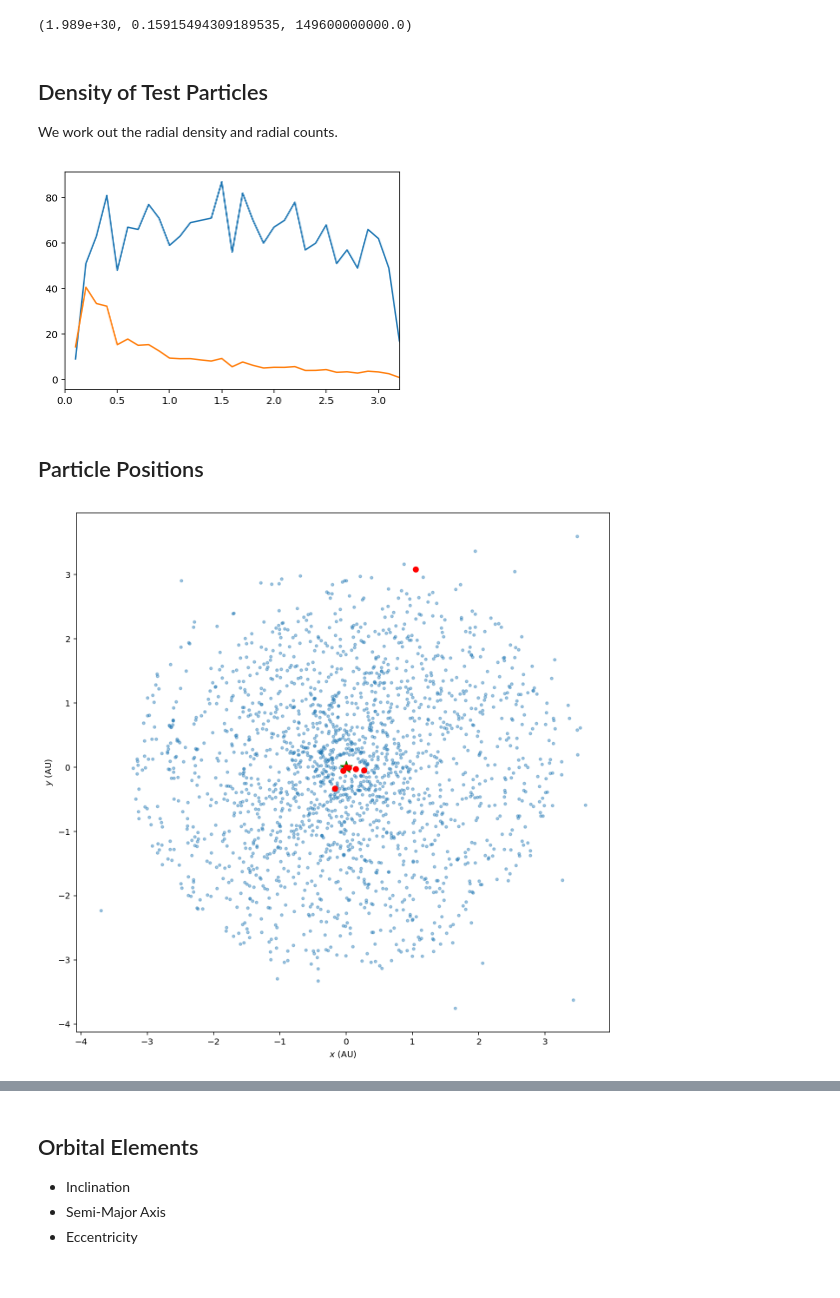
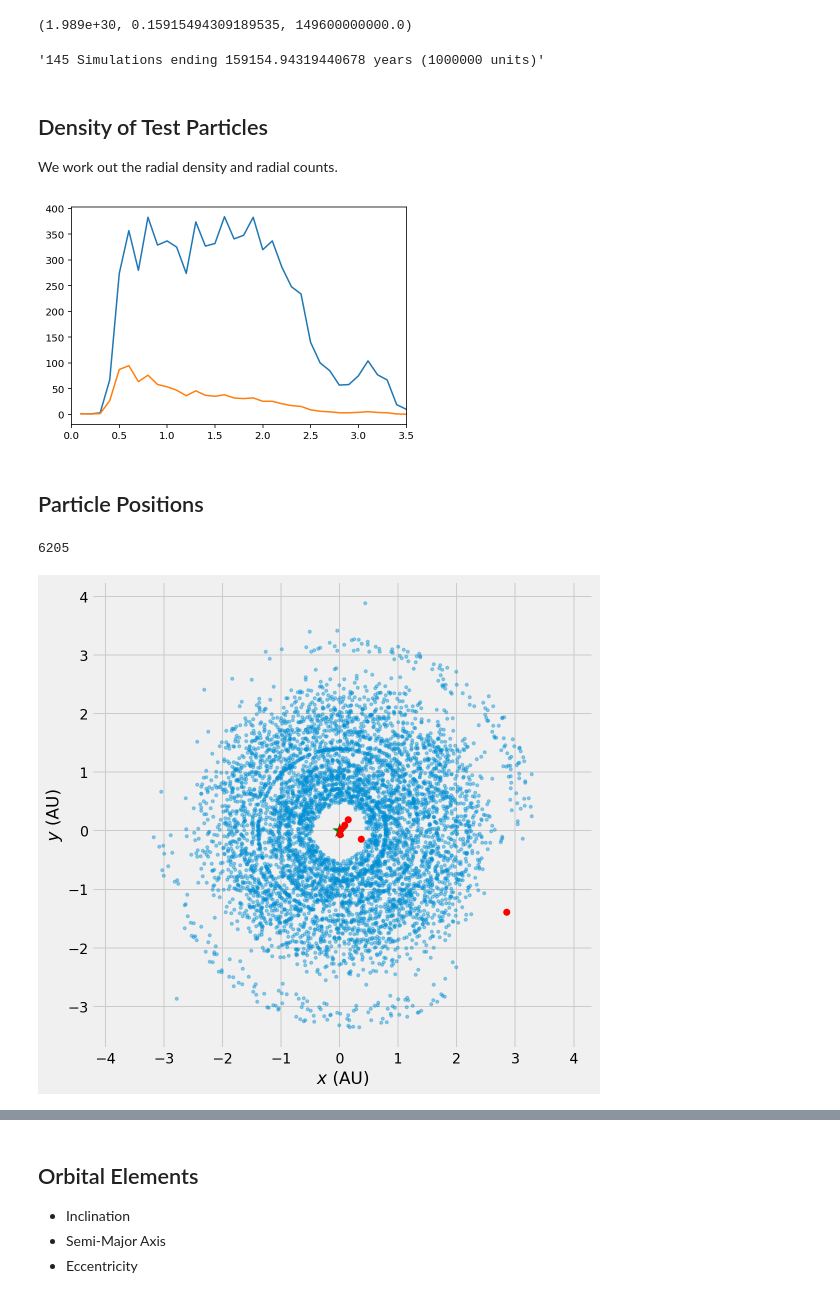
Before and after one commit to alex-kennedy/astro-c162, a Jupyter notebook: notebooks/post-process.ipynb, the cells around one changed output, grey strips where cells are left out. Saved outputs shown, nothing was run; the diff lists cells and outputs as text; code cells hidden in the pictures.

```diff
--- a/notebooks/post-process.ipynb
+++ b/notebooks/post-process.ipynb
@@ -14,4 +14,6 @@ import rebound
 %config InlineBackend.figure_format = 'retina'
 # %%
 # Simulations Folder
-folder = '../data/simulations/2018-11-21_21-09-52/'
+# folder = '../data/simulations/2018-11-21_21-09-52/'
+# folder = '../data/simulations/from_vm'
+folder = '../data/simulations/2018-11-23_01-09-31-1e6'
@@ -32,6 +37,10 @@ M_DIM, T_DIM, D_DIM
 (1.989e+30, 0.15915494309189535, 149600000000.0)
 # %%
 t = np.array([s.t for s in sims]) * T_DIM
+# %%
+'{} Simulations ending {} years ({} units)'.format(len(t), t[-1], round(sims[-1].t))
+# %% [output]
+'145 Simulations ending 159154.94319440678 years (1000000 units)'
 # %% [markdown]
 ## Density of Test Particles
 We work out the radial density and radial counts.
@@ -52,25 +61,33 @@ df_rad_density = pd.DataFrame({'r': r, 'radial_count': radial_count, 'radial_den
 # %%
 plt.plot(df_rad_density.r, df_rad_density.radial_count)
 plt.plot(df_rad_density.r, df_rad_density.radial_density)
-plt.xlim([0, 3.2])
+plt.xlim([0, 3.5])
 plt.show()
 # %% [output]
-[figure, old version]
+[figure, new version]
 # %% [markdown]
 ## Particle Positions
 # %%
-particles = sims[-1].particles
-parts = pd.DataFrame(np.array([[p.hash.value, p.x, p.y, p.z] for p in particles]), columns=['id', 'x', 'y', 'z'])
+sim = sims[-1]
+sim.integrator_synchronize()
+
+particles = sim.particles
+parts = pd.DataFrame(np.array([[p.hash.value, p.x, p.y, p.z, p.e] for p in particles[1:]]), columns=['id', 'x', 'y', 'z', 'e'])
 # %%
-idx = (np.abs(parts.x) < 4) & (np.abs(parts.y) < 4)
+idx = (np.abs(parts.x) < 4) & (np.abs(parts.y) < 4) & (parts.e < 0.1)
+len(parts[idx])
+# %% [output]
+6205
 # %%
-plt.figure(figsize=(11, 11))
-plt.plot(parts.x[idx], parts.y[idx], '.', alpha=0.4)
-plt.plot(parts.x[:7], parts.y[:7], 'or')
-plt.scatter(0, 0, s=200, marker='*', c='green')
-# plt.title('Position of Test Particles at $t = 1000$ Days')
-plt.xlabel('$x$ (AU)')
-plt.ylabel('$y$ (AU)')
-plt.show()
+with plt.style.context('fivethirtyeight'):
+    plt.figure(figsize=(8, 8))
+    plt.plot(parts.x[idx], parts.y[idx], '.', alpha=0.4)
+    plt.plot(parts.x[:6], parts.y[:6], 'or')
+    plt.scatter(0, 0, s=200, marker='*', c='green')
+    # plt.title('Position of Test Particles at $t = 1000$ Days')
+    plt.xlabel('$x$ (AU)')
+    plt.ylabel('$y$ (AU)')
+    plt.axis('equal')
+    plt.show()
 # %% [output]
-[figure, old version]
+[figure, new version]
```
Also changed, not shown: parts of 10 cells of this notebook, 1 other file.
